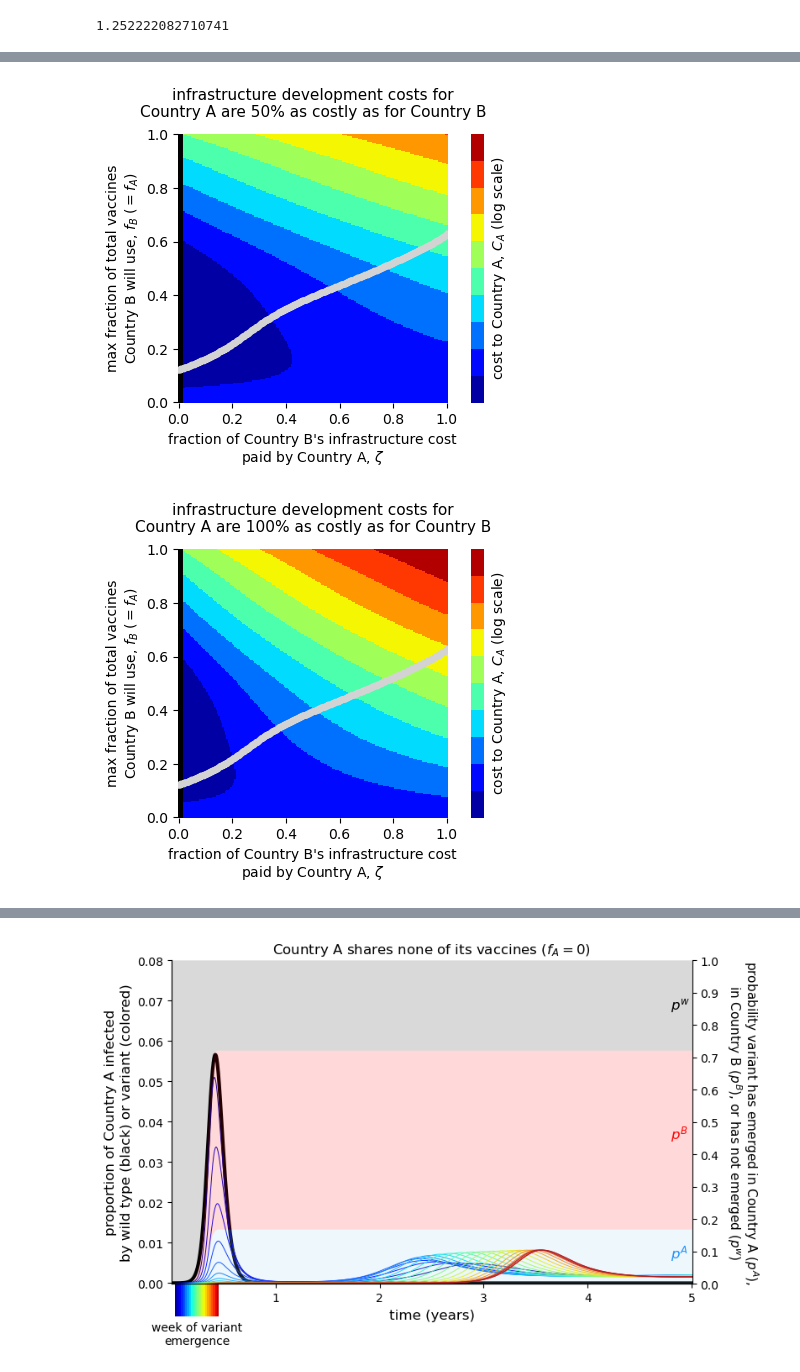
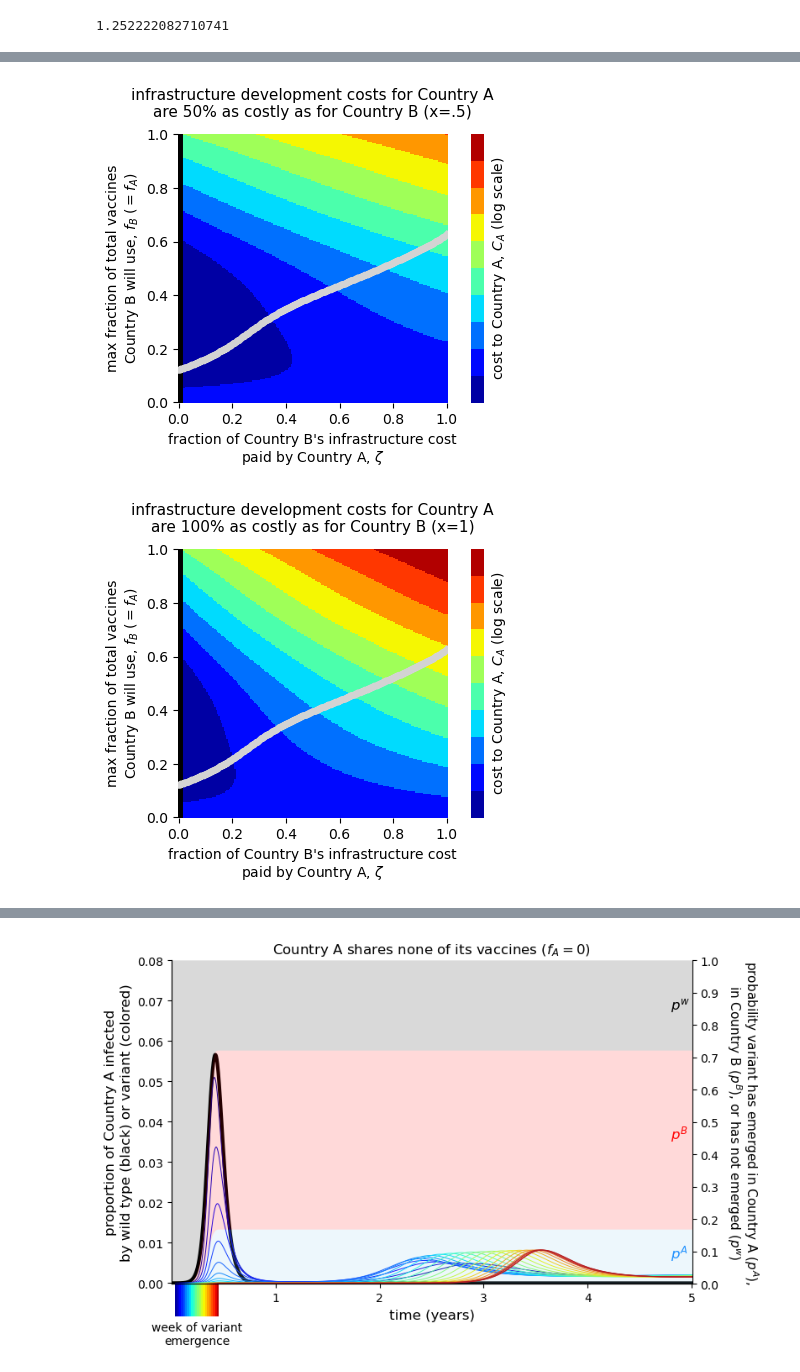
Before and after one commit to freedmanari/vaccine_nationalism, a Jupyter notebook: vaccine_nationalism.ipynb, the cells around one changed output, grey strips where cells are left out. Cells and saved outputs as stored; diff of their text form; code cells hidden in the pictures.

Commit message:
minor changes to infrastructure_sharing

```diff
--- a/vaccine_nationalism.ipynb
+++ b/vaccine_nationalism.ipynb
@@ -956,7 +957,7 @@ plot_heatmap('zeta', 'f', 'log_C_A_low_x',
              vertical_colorbar=True, legend_min=log_C_A_min, legend_max=log_C_A_max)
 plt.plot(A_mins,fs,color='black',linewidth=5)
 plt.plot(fs,B_mins,color='lightgray',linewidth=5)
-plt.title('infrastructure development costs for\nCountry A are 25% as costly as for Country B',
+plt.title('infrastructure development costs for Country A\nare 25% as costly as for Country B (x=.25)',
           fontsize=11, y=1.03)
 
 # plt.savefig('figures/roughs/infrastructure_sharing_C_A_low_x.png', bbox_inches='tight', dpi=1200)
@@ -970,7 +971,7 @@ plot_heatmap('zeta', 'f', 'log_C_A_medium_x',
              vertical_colorbar=True, legend_min=log_C_A_min, legend_max=log_C_A_max)
 plt.plot(A_mins,fs,color='black',linewidth=5)
 plt.plot(fs,B_mins,color='lightgray',linewidth=5)
-plt.title('infrastructure development costs for\nCountry A are 50% as costly as for Country B',
+plt.title('infrastructure development costs for Country A\nare 50% as costly as for Country B (x=.5)',
           fontsize=11, y=1.03)
 
 # plt.savefig('figures/roughs/infrastructure_sharing_C_A_medium_x.png', bbox_inches='tight', dpi=1200)
@@ -984,7 +985,7 @@ plot_heatmap('zeta', 'f', 'log_C_A_high_x',
              vertical_colorbar=True, legend_min=log_C_A_min, legend_max=log_C_A_max)
 plt.plot(A_mins,fs,color='black',linewidth=5)
 plt.plot(fs,B_mins,color='lightgray',linewidth=5)
-plt.title('infrastructure development costs for\nCountry A are 100% as costly as for Country B',
+plt.title('infrastructure development costs for Country A\nare 100% as costly as for Country B (x=1)',
           fontsize=11, y=1.03)
 
 # plt.savefig('figures/roughs/infrastructure_sharing_C_A_high_x.png', bbox_inches='tight', dpi=1200)
@@ -993,5 +994,5 @@ plt.title('infrastructure development costs for\nCountry A are 100% as costly as
-[figure, old version]
+[figure, new version]
-[figure, old version]
+[figure, new version]
 # %%
 ### plot of costs to Country B for different values of infrastructure sharing zeta and vaccines shared/accepted f
 
```
Also changed, not shown: parts of 3 cells of this notebook, 1 other file.
